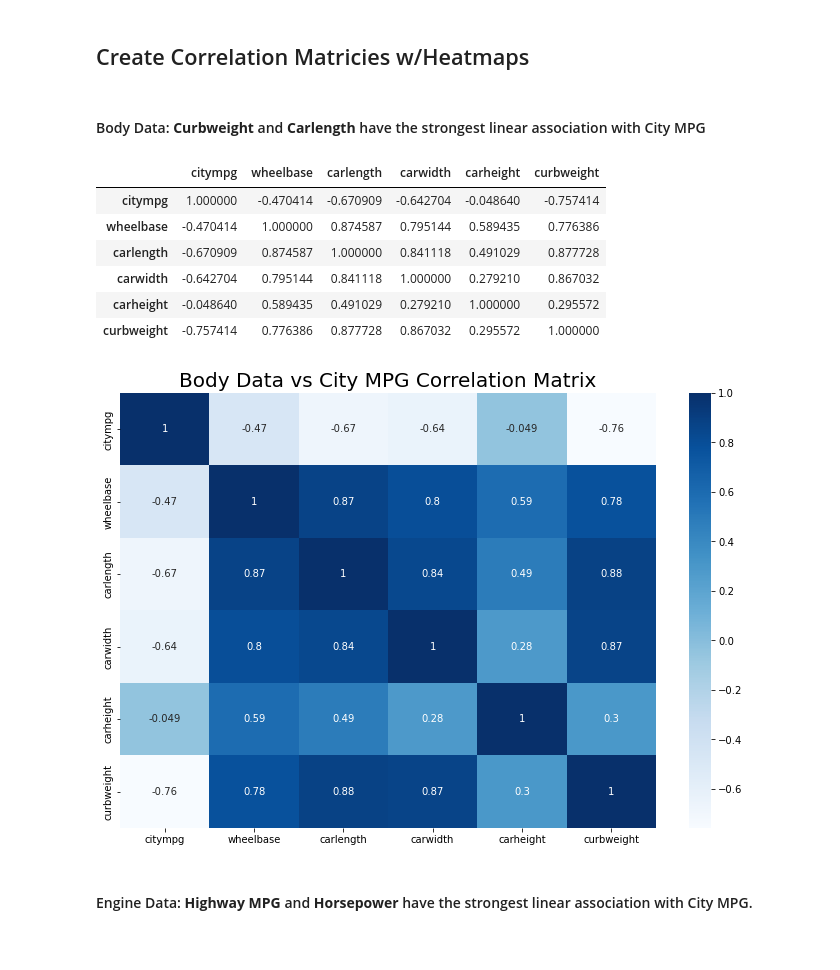
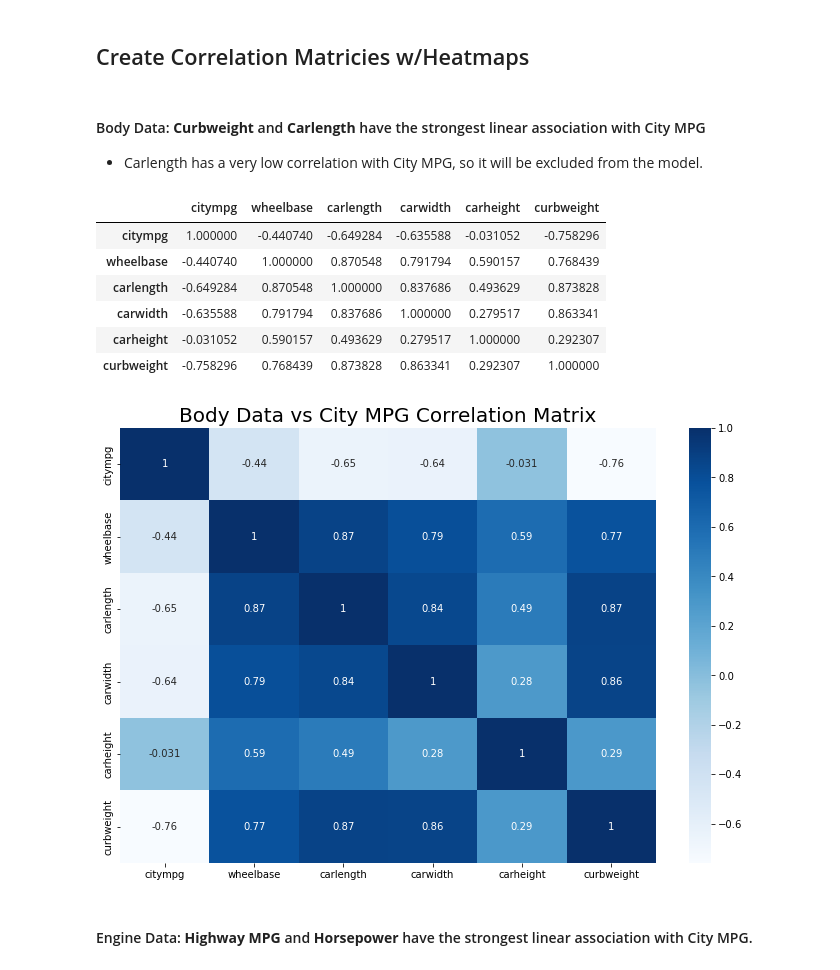
Before and after one commit to ShaneJett-DS/car_price_prediction, a Jupyter notebook: car_prediction.ipynb, the cells around one changed output. Cells and saved outputs as stored; diff of their text form; code cells hidden in the pictures.

```diff
--- a/car_prediction.ipynb
+++ b/car_prediction.ipynb
@@ -177,8 +177,11 @@ print(temp_df2.shape)
 # %% [markdown]
 #### Distribution of Numerical Variables
 # %%
+# Create a checkpoint copy of the dataframe
+clean_data = temp_df2.copy()
+
 #fig, ax = plt.subplots(figsize=(10,6))
-hist_data = data.drop("car_ID", axis=1)
+hist_data = clean_data.drop("car_ID", axis=1)
 
 ax = hist_data.hist(figsize=(20,14))
 #ax = px.scatter_matrix(hist_data)
@@ -194,54 +197,58 @@ plt.show()
 # %%
 # Create make column using CarName variable
 # Find the count of make
-data["Make"] = data["CarName"].str.split(" ").str[0]
-top_10_make = pd.Series(data["Make"].value_counts().head(n=10))
-top_10_make_perc = pd.Series(data["Make"].value_counts(normalize=True).head(n=10))
+clean_data["Make"] = clean_data["CarName"].str.split(" ").str[0]
+top_10_make = pd.Series(clean_data["Make"].value_counts().head(n=10))
+top_10_make_perc = pd.Series(clean_data["Make"].value_counts(normalize=True).head(n=10))
 
-px.bar(top_10_make, title="Top 10 Vehicle Manufacturers (Make)")
+fig = px.bar(top_10_make, title="Top 10 Vehicle Manufacturers (Make)")
+fig.show()
 # %%
 # Create a model columns
-data["Model"] = data["CarName"].str.split(" ").str[1]
-data["Model"].value_counts()
+clean_data["Model"] = clean_data["CarName"].str.split(" ").str[1]
+clean_data["Model"].value_counts()
 
-top_10_model = pd.Series(data["Model"].value_counts().head(n=10))
-top_10_model_perc = pd.Series(data["Model"].value_counts(normalize=True).head(n=10))
+top_10_model = pd.Series(clean_data["Model"].value_counts().head(n=10))
+top_10_model_perc = pd.Series(clean_data["Model"].value_counts(normalize=True).head(n=10))
 
-px.bar(top_10_model, title="Top 10 Vehicle Models")
+fig = px.bar(top_10_model, title="Top 10 Vehicle Models")
+fig.show()
 # %% [markdown]
 ## Separate data into two dataframes:
 ####                                    1.) Body Variables + Target
 ####                                    2.) Engine Variables + Target
 # %%
-body_data_city = data[["citympg", "wheelbase", "carlength", "carwidth", "carheight", "curbweight"]]
-engine_data_city = data[["citympg", "price", "enginesize", "boreratio", "stroke", "compressionratio", "horsepower", "highwaympg", "peakrpm"]]
+body_data_city = clean_data[["citympg", "wheelbase", "carlength", "carwidth", "carheight", "curbweight"]]
+engine_data_city = clean_data[["citympg", "price", "enginesize", "boreratio", "stroke", "compressionratio", "horsepower", "highwaympg", "peakrpm"]]
 
-body_data_hwy = data[["highwaympg", "wheelbase", "carlength", "carwidth", "carheight", "curbweight"]]
-engine_data_hwy = data[["highwaympg", "price", "enginesize", "boreratio", "stroke", "compressionratio", "horsepower", "citympg", "peakrpm"]]
+body_data_hwy = clean_data[["highwaympg", "wheelbase", "carlength", "carwidth", "carheight", "curbweight"]]
+engine_data_hwy = clean_data[["highwaympg", "price", "enginesize", "boreratio", "stroke", "compressionratio", "horsepower", "citympg", "peakrpm"]]
 # %% [markdown]
 ## Create Correlation Matricies w/Heatmaps
 # %% [markdown]
 #### Body Data: **Curbweight** and **Carlength** have the strongest linear association with City MPG
+* Carlength has a very low correlation with City MPG, so it will be excluded from the model.
 # %%
+# Create Correlation Coefficient table
 body_city_corr = body_data_city.corr()
 display(body_city_corr)
 
+# Create Heatmap with Correlation Coefficient table
 fig, ax = plt.subplots(figsize=(12,8))
 sns.heatmap(body_city_corr, cmap="Blues", annot=True)
 plt.title("Body Data vs City MPG Correlation Matrix", fontsize=20)
 plt.show()
 
+# Visualize relationship between Curbweight and Target Variable w/ Trendline
 display(px.scatter(body_data_city, x="citympg", y="curbweight", trendline="ols", title="Curbweight vs City MPG"))
-
-display(px.scatter(body_data_city, x="citympg", y="carlength", trendline="ols", title="Carlength vs City MPG"))
 # %% [output]
 |  | citympg | wheelbase | carlength | carwidth | carheight | curbweight |
-| citympg | 1.000000 | -0.470414 | -0.670909 | -0.642704 | -0.048640 | -0.757414 |
-| wheelbase | -0.470414 | 1.000000 | 0.874587 | 0.795144 | 0.589435 | 0.776386 |
-| carlength | -0.670909 | 0.874587 | 1.000000 | 0.841118 | 0.491029 | 0.877728 |
-| carwidth | -0.642704 | 0.795144 | 0.841118 | 1.000000 | 0.279210 | 0.867032 |
-| carheight | -0.048640 | 0.589435 | 0.491029 | 0.279210 | 1.000000 | 0.295572 |
-| curbweight | -0.757414 | 0.776386 | 0.877728 | 0.867032 | 0.295572 | 1.000000 |
+| citympg | 1.000000 | -0.440740 | -0.649284 | -0.635588 | -0.031052 | -0.758296 |
+| wheelbase | -0.440740 | 1.000000 | 0.870548 | 0.791794 | 0.590157 | 0.768439 |
+| carlength | -0.649284 | 0.870548 | 1.000000 | 0.837686 | 0.493629 | 0.873828 |
+| carwidth | -0.635588 | 0.791794 | 0.837686 | 1.000000 | 0.279517 | 0.863341 |
+| carheight | -0.031052 | 0.590157 | 0.493629 | 0.279517 | 1.000000 | 0.292307 |
+| curbweight | -0.758296 | 0.768439 | 0.873828 | 0.863341 | 0.292307 | 1.000000 |
 [figure]
 # %% [markdown]
 #### Engine Data: **Highway MPG** and **Horsepower** have the strongest linear association with City MPG.
```
Also changed, not shown: parts of 3 cells of this notebook.
